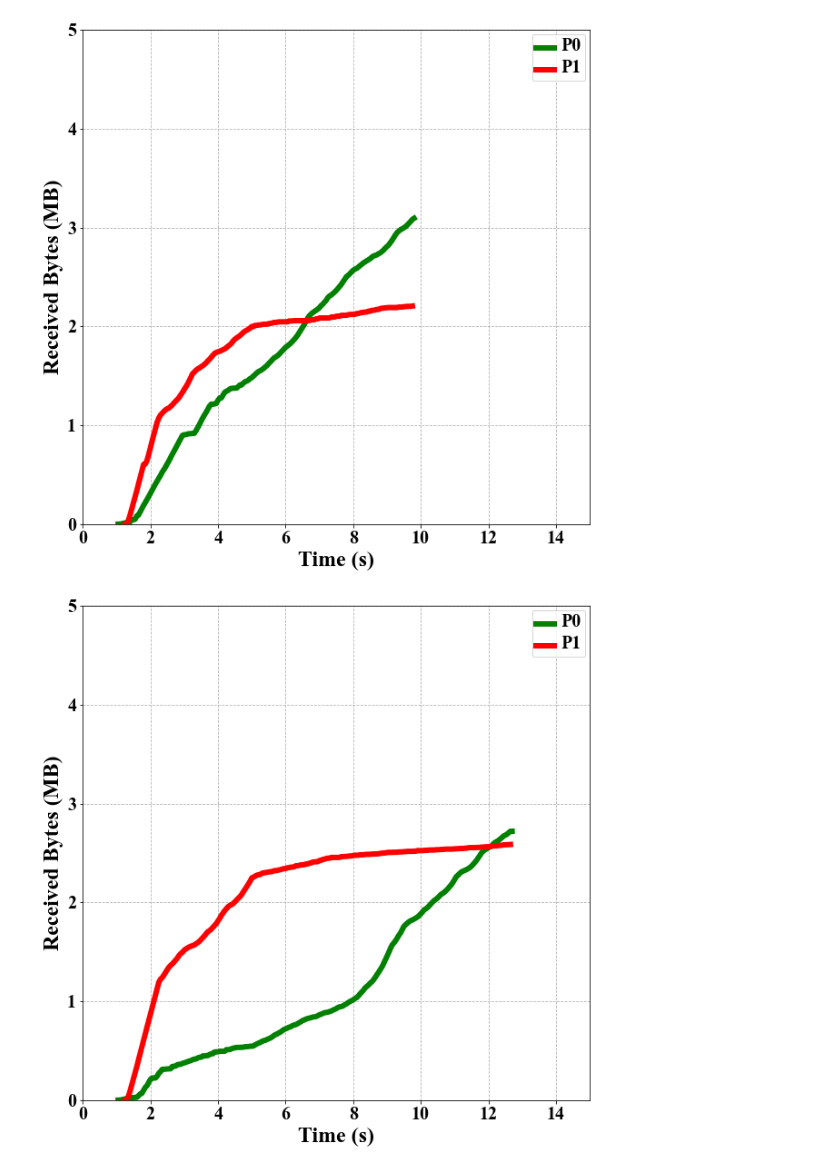
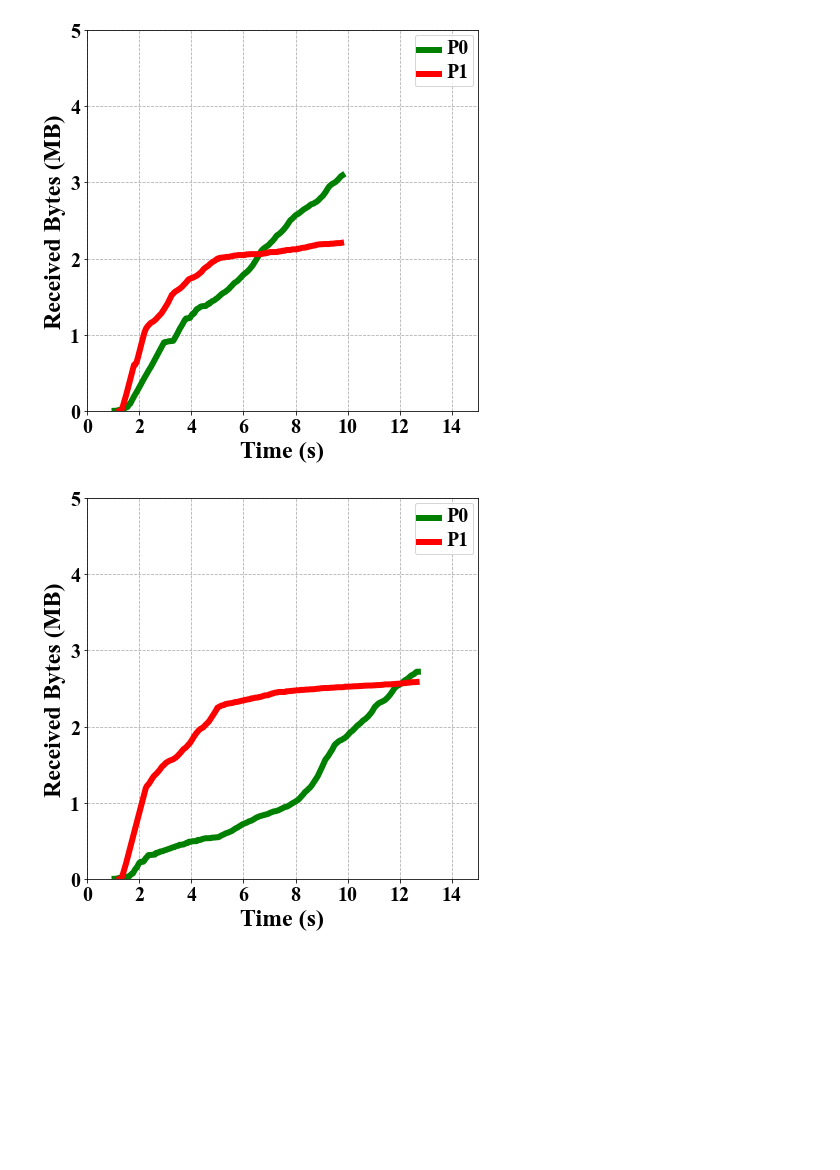
Before and after one commit to ssjShirley/mpquic-ns3, a Jupyter notebook: results-wns3/scheduler-cpr-two-path-figure11-13.ipynb, the cells around one changed output. Saved outputs shown, nothing was run; the diff lists cells and outputs as text; code cells hidden in the pictures; blank space fills up the shorter version.

```diff
--- a/results-wns3/scheduler-cpr-two-path-figure11-13.ipynb
+++ b/results-wns3/scheduler-cpr-two-path-figure11-13.ipynb
@@ -29,7 +29,7 @@ def draw(i):
     toDrop =dataTotal.loc[dataTotal["path"] == '1'].index.tolist()
     two = dataTotal.drop(toDrop)
 
-    plt.figure(figsize=(10, 10))
+    plt.figure(figsize=(7, 7))
     plt.grid(linestyle="--")
     ax = plt.gca()
 
@@ -87,7 +87,7 @@ def drawP(i):
     toDrop =dataTotal.loc[dataTotal["path"] == '1'].index.tolist()
     two = dataTotal.drop(toDrop)
 
-    plt.figure(figsize=(10, 10))
+    plt.figure(figsize=(7, 7))
     plt.grid(linestyle="--")
     ax = plt.gca()
 
@@ -119,2 +119,2 @@ for i in range(0,5):
-[figure, old version]
+[figure, new version]
-[figure, old version]
+[figure, new version]
```
Also changed, not shown: parts of 4 cells of this notebook, 21 other files.
